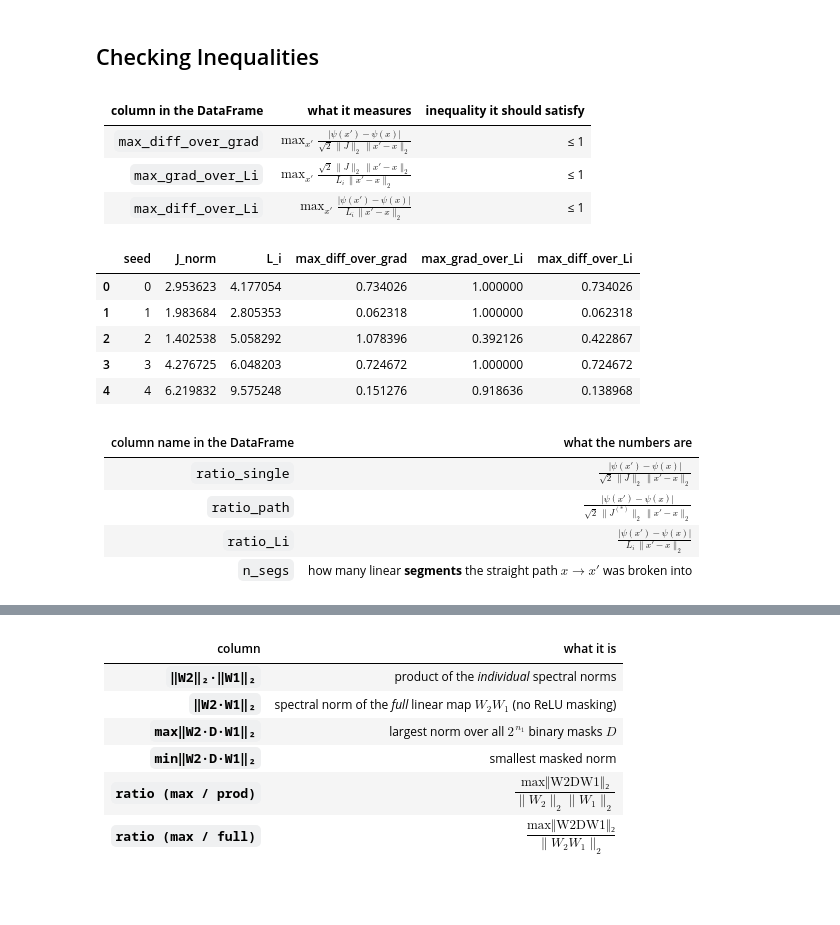
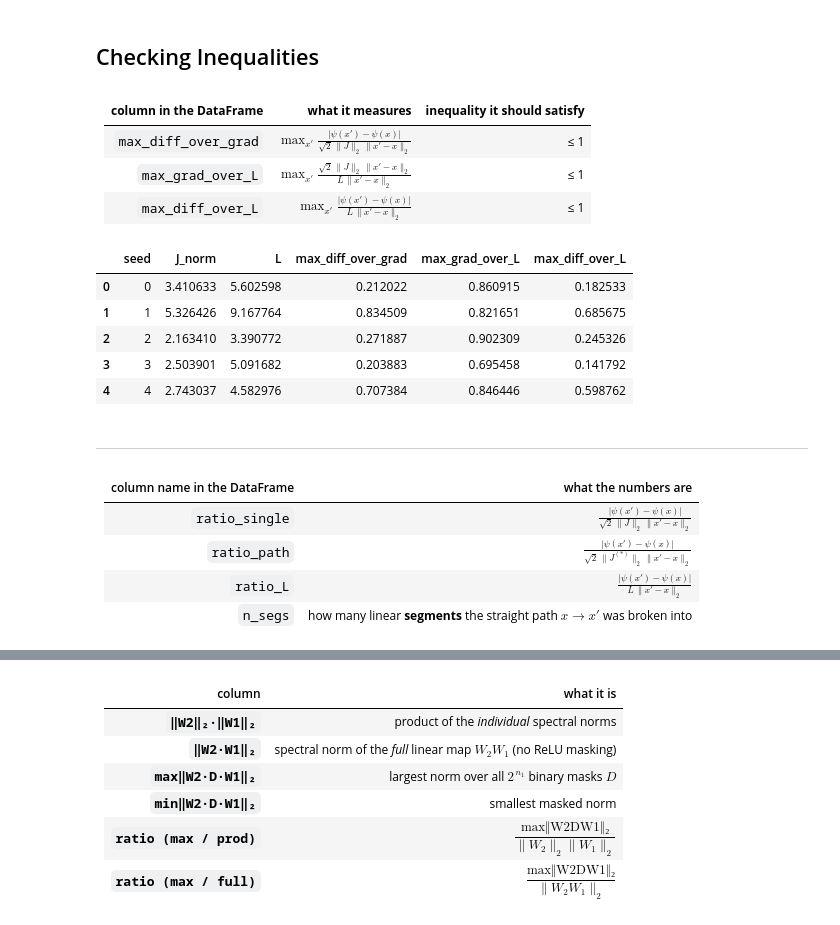
Before and after one commit to lcblcblcblcb/WDRO4NN, a Jupyter notebook: Verification.ipynb, the cells around one changed output, grey strips where cells are left out. Saved outputs shown, nothing was run; the diff lists cells and outputs as text; code cells hidden in the pictures; blank space fills up the shorter version.

```diff
--- a/Verification.ipynb
+++ b/Verification.ipynb
@@ -29,70 +64,48 @@ import cvxpy as cp
 | **column in the DataFrame** | **what it measures**                                                                      | **inequality it should satisfy** |
 | --------------------------- | ----------------------------------------------------------------------------------------- | -------------------------------- |
 | `max_diff_over_grad`        | $\displaystyle\max_{x'}\frac{\lvert\psi(x')-\psi(x)\rvert}{\sqrt2\,\|J\|_2\,\|x'-x\|_2}$ | ≤ 1                              |
-| `max_grad_over_Li`          | $\displaystyle\max_{x'}\frac{\sqrt2\,\|J\|_2\,\|x'-x\|_2}{L_i\,\|x'-x\|_2}$              | ≤ 1                              |
-| `max_diff_over_Li`          | $\displaystyle\max_{x'}\frac{\lvert\psi(x')-\psi(x)\rvert}{L_i\,\|x'-x\|_2}$             | ≤ 1                              |
+| `max_grad_over_L`          | $\displaystyle\max_{x'}\frac{\sqrt2\,\|J\|_2\,\|x'-x\|_2}{L\,\|x'-x\|_2}$              | ≤ 1                              |
+| `max_diff_over_L`          | $\displaystyle\max_{x'}\frac{\lvert\psi(x')-\psi(x)\rvert}{L\,\|x'-x\|_2}$             | ≤ 1                              |
 # %%
-def spec_norm(M):
-    return np.linalg.svd(M, compute_uv=False)[0]
-
-def psi(x, y, W1, W2):
-    z = W2 @ np.maximum(W1 @ x, 0.)
-    p = np.exp(z - z.max()); p /= p.sum()
-    return -np.log((p * y).sum())
-
-def run(seed, n=4, n1=3, K=3,
-        trials=400, noise=0.7):
-    rng = np.random.default_rng(seed)
-
-    # network
-    W1 = rng.standard_normal((n1, n))
-    W2 = rng.standard_normal((K,  n1))
-
-    # base sample
-    x = rng.standard_normal(n)
-    y = np.array([0.,1.,0.])
-
-    # Jacobian norm at x
-    D  = np.diag((W1 @ x) > 0)
-    J  = W2 @ D @ W1
-    Jn = spec_norm(J)
-
-    # global Lipschitz constant
-    masks = np.array(np.meshgrid([0,1],[0,1],[0,1])).T.reshape(-1,3)
-    L_i   = np.sqrt(2) * max(spec_norm(W2 @ np.diag(m) @ W1) for m in masks)
+def run_mc(seed, *, n=4, n1=3, K=3, trials=400, noise=0.7, device="cpu"):
+    ctx = init_experiment(seed, n, n1, K, device)
+    g, W1, W2, x, Jn, L, sqrt2 = ctx.values()
+    base_loss = ce_loss(x, W1, W2)
 
     r1 = r2 = r3 = 0.0
     for _ in range(trials):
-        x_p = x + noise * rng.standard_normal(n)
-        d   = np.linalg.norm(x_p - x)
+        x_p = x + noise * gaussian((n,), rng=g, device=device)
+        d   = torch.norm(x_p - x)
         if d == 0: continue
 
-        diff   = abs(psi(x_p, y, W1, W2) - psi(x, y, W1, W2))
-        bound1 = np.sqrt(2) * Jn * d
-        bound2 = L_i * d
+        diff   = (ce_loss(x_p, W1, W2) - base_loss).abs()
+        bound1 = sqrt2 * Jn * d
+        bound2 = L * d
 
-        r1 = max(r1, diff / bound1)   # should ≤ 1
-        r2 = max(r2, bound1 / bound2) # should ≤ 1
-        r3 = max(r3, diff / bound2)   # should ≤ 1
+        r1 = max(r1, (diff / bound1).item())
+        r2 = max(r2, (bound1 / bound2).item())
+        r3 = max(r3, (diff / bound2).item())
 
-    return dict(seed=seed, J_norm=Jn, L_i=L_i,
+    return dict(seed=seed, J_norm=Jn.item(), L=L.item(),
                 max_diff_over_grad=r1,
-                max_grad_over_Li=r2,
-                max_diff_over_Li=r3)
+                max_grad_over_L=r2,
+                max_diff_over_L=r3)
 
-df = pd.DataFrame([run(s) for s in range(5)])
-df
+df_mc = pd.DataFrame([run_mc(s) for s in range(5)])
+df_mc
 # %% [output]
-|  | seed | J_norm | L_i | max_diff_over_grad | max_grad_over_Li | max_diff_over_Li |
-| 0 | 0 | 2.953623 | 4.177054 | 0.734026 | 1.000000 | 0.734026 |
-| 1 | 1 | 1.983684 | 2.805353 | 0.062318 | 1.000000 | 0.062318 |
-| 2 | 2 | 1.402538 | 5.058292 | 1.078396 | 0.392126 | 0.422867 |
-| 3 | 3 | 4.276725 | 6.048203 | 0.724672 | 1.000000 | 0.724672 |
-| 4 | 4 | 6.219832 | 9.575248 | 0.151276 | 0.918636 | 0.138968 |
+|  | seed | J_norm | L | max_diff_over_grad | max_grad_over_L | max_diff_over_L |
+| 0 | 0 | 3.410633 | 5.602598 | 0.212022 | 0.860915 | 0.182533 |
+| 1 | 1 | 5.326426 | 9.167764 | 0.834509 | 0.821651 | 0.685675 |
+| 2 | 2 | 2.163410 | 3.390772 | 0.271887 | 0.902309 | 0.245326 |
+| 3 | 3 | 2.503901 | 5.091682 | 0.203883 | 0.695458 | 0.141792 |
+| 4 | 4 | 2.743037 | 4.582976 | 0.707384 | 0.846446 | 0.598762 |
+# %% [markdown]
+---
 # %% [markdown]
 | column name in the DataFrame| what the numbers are|
 |---------------------------- | ------------------- |
 | `ratio_single`| $\displaystyle\frac{\lvert\psi(x')-\psi(x)\rvert}{\sqrt2\,\|J\|_2\,\|x'-x\|_2}$|
 | `ratio_path`| $\displaystyle\frac{\lvert\psi(x')-\psi(x)\rvert}{\sqrt2\,\|J^{(*)}\|_2\,\|x'-x\|_2}$ |
-| `ratio_Li`| $\displaystyle\frac{\lvert\psi(x')-\psi(x)\rvert}{L_i\,\|x'-x\|_2}$|
+| `ratio_L`| $\displaystyle\frac{\lvert\psi(x')-\psi(x)\rvert}{L\,\|x'-x\|_2}$|
 | `n_segs`| how many linear **segments** the straight path $x \to x'$ was broken into|
```
Also changed, not shown: parts of 56 cells of this notebook, 4 other files.
